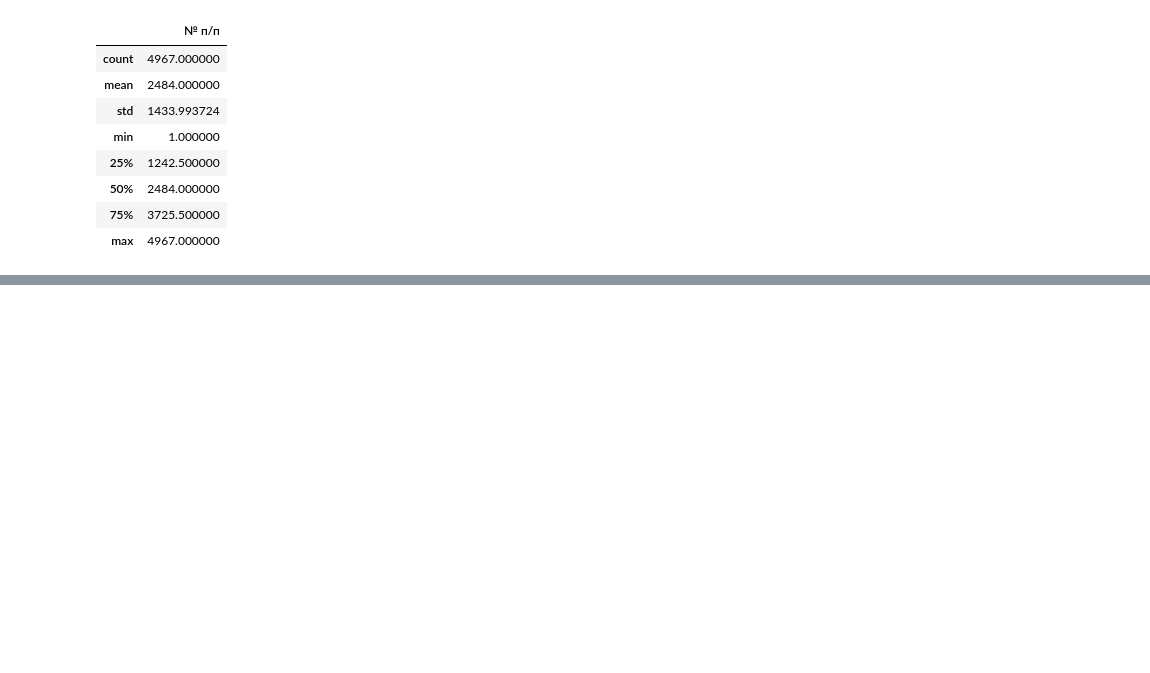
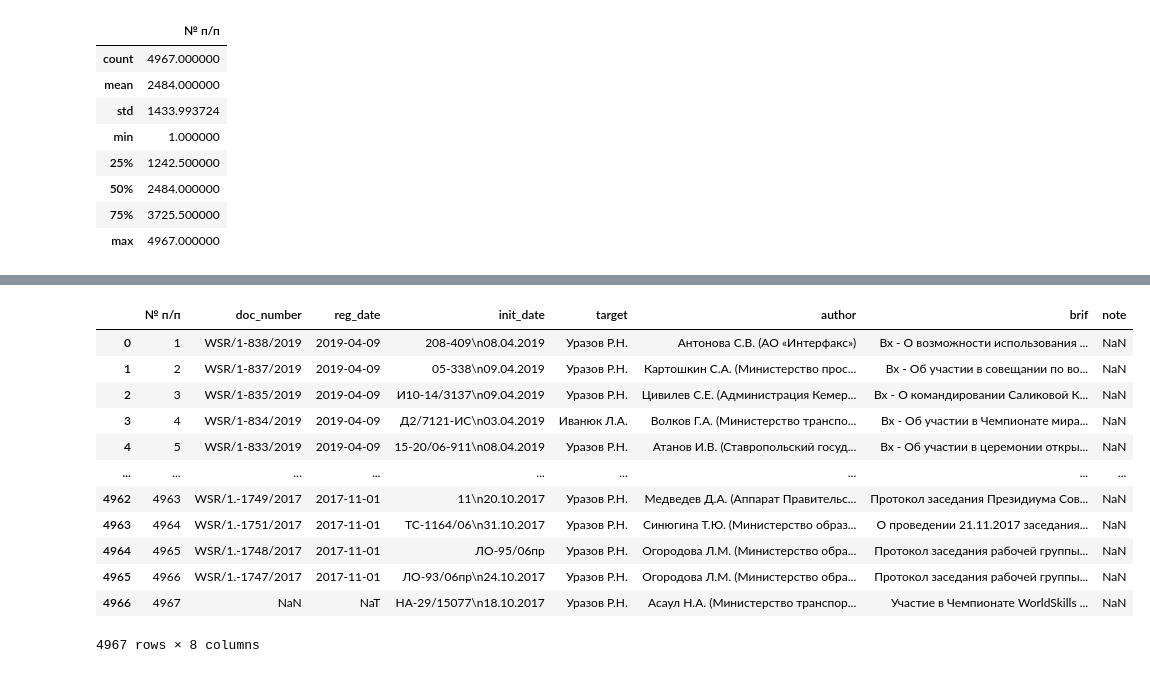
Before and after one commit to shyguuy/lab, a Jupyter notebook: Untitled1.ipynb, the cells around one changed output, grey strips where cells are left out. Drawn from its saved outputs; the diff is of its cells as text; code cells hidden in the pictures; blank space fills up the shorter version.

```diff
--- a/Untitled1.ipynb
+++ b/Untitled1.ipynb
@@ -74 +70,17 @@ df.isna().sum()
 dtype: int64
+# %%
+df
+# %% [output]
+|  | № п/п | doc_number | reg_date | init_date | target | author | brif | note |
+| 0 | 1 | WSR/1-838/2019 | 2019-04-09 | 208-409\n08.04.2019 | Уразов Р.Н. | Антонова С.В. (АО «Интерфакс») | Вх - О возможности использования ... | NaN |
+| 1 | 2 | WSR/1-837/2019 | 2019-04-09 | 05-338\n09.04.2019 | Уразов Р.Н. | Картошкин С.А. (Министерство прос... | Вх - Об участии в совещании по во... | NaN |
+| 2 | 3 | WSR/1-835/2019 | 2019-04-09 | И10-14/3137\n09.04.2019 | Уразов Р.Н. | Цивилев С.Е. (Администрация Кемер... | Вх - О командировании Саликовой К... | NaN |
+| 3 | 4 | WSR/1-834/2019 | 2019-04-09 | Д2/7121-ИС\n03.04.2019 | Иванюк Л.А. | Волков Г.А. (Министерство транспо... | Вх - Об участии в Чемпионате мира... | NaN |
+| 4 | 5 | WSR/1-833/2019 | 2019-04-09 | 15-20/06-911\n08.04.2019 | Уразов Р.Н. | Атанов И.В. (Ставропольский госуд... | Вх - Об участии в церемонии откры... | NaN |
+| ... | ... | ... | ... | ... | ... | ... | ... | ... |
+| 4962 | 4963 | WSR/1.-1749/2017 | 2017-11-01 | 11\n20.10.2017 | Уразов Р.Н. | Медведев Д.А. (Аппарат Правительс... | Протокол заседания Президиума Сов... | NaN |
+| 4963 | 4964 | WSR/1.-1751/2017 | 2017-11-01 | ТС-1164/06\n31.10.2017 | Уразов Р.Н. | Синюгина Т.Ю. (Министерство образ... | О проведении 21.11.2017 заседания... | NaN |
+| 4964 | 4965 | WSR/1.-1748/2017 | 2017-11-01 | ЛО-95/06пр | Уразов Р.Н. | Огородова Л.М. (Министерство обра... | Протокол заседания рабочей группы... | NaN |
+| 4965 | 4966 | WSR/1.-1747/2017 | 2017-11-01 | ЛО-93/06пр\n24.10.2017 | Уразов Р.Н. | Огородова Л.М. (Министерство обра... | Протокол заседания рабочей группы... | NaN |
+| 4966 | 4967 | NaN | NaT | НА-29/15077\n18.10.2017 | Уразов Р.Н. | Асаул Н.А. (Министерство транспор... | Участие в Чемпионате WorldSkills ... | NaN |
+4967 rows × 8 columns
```
Also changed, not shown: parts of 6 cells of this notebook.
